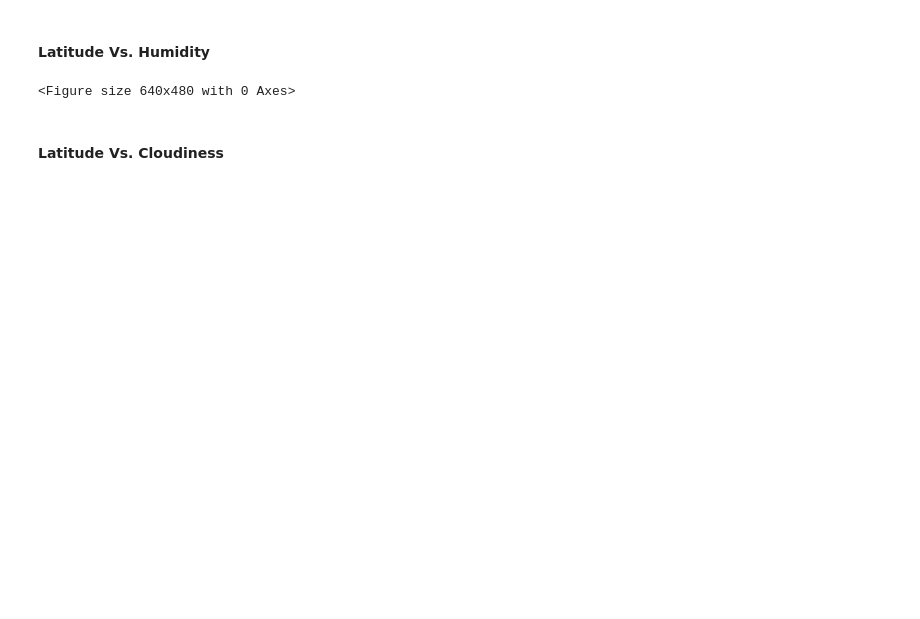
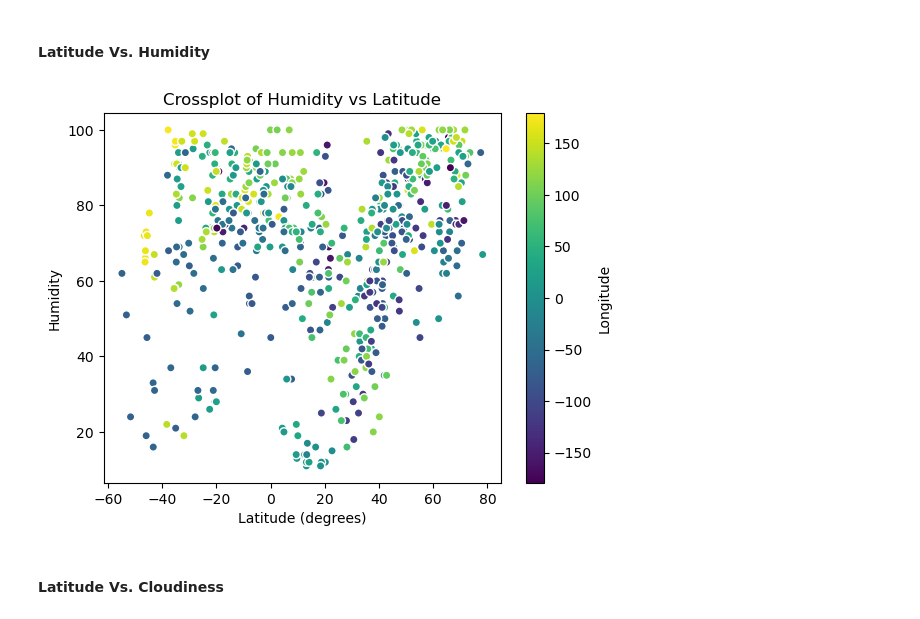
Before and after one commit to juansierra1182/python-api-challenge, a Jupyter notebook: starter_code/main-WeatherPy.ipynb, the cells around one changed output. Cells and saved outputs as stored; diff of their text form; code cells hidden in the pictures; blank space fills up the shorter version.

```diff
--- a/starter_code/main-WeatherPy.ipynb
+++ b/starter_code/main-WeatherPy.ipynb
@@ -213,18 +219,24 @@ plt.show()
 #### Latitude Vs. Humidity
 # %%
 # Build the scatter plots for latitude vs. humidity
-# YOUR CODE HERE
+humidity = city_data_df["Humidity"]
+
+plt.scatter(latitude,humidity,edgecolors="white",c=longitude)
 
 # Incorporate the other graph properties
-# YOUR CODE HERE
+clb = plt.colorbar()
+clb.set_label("Longitude")
+plt.xlabel("Latitude (degrees)")
+plt.ylabel("Humidity")
+plt.title("Crossplot of Humidity vs Latitude")
 
 # Save the figure
 plt.savefig("../output_data/Fig2.png")
 
 # Show plot
 plt.show()
 # %% [output]
-<Figure size 640x480 with 0 Axes>
+[figure, added]
 # %% [markdown]
 #### Latitude Vs. Cloudiness
 # %%
```
Also changed, not shown: parts of 29 cells of this notebook, 5 other files.
